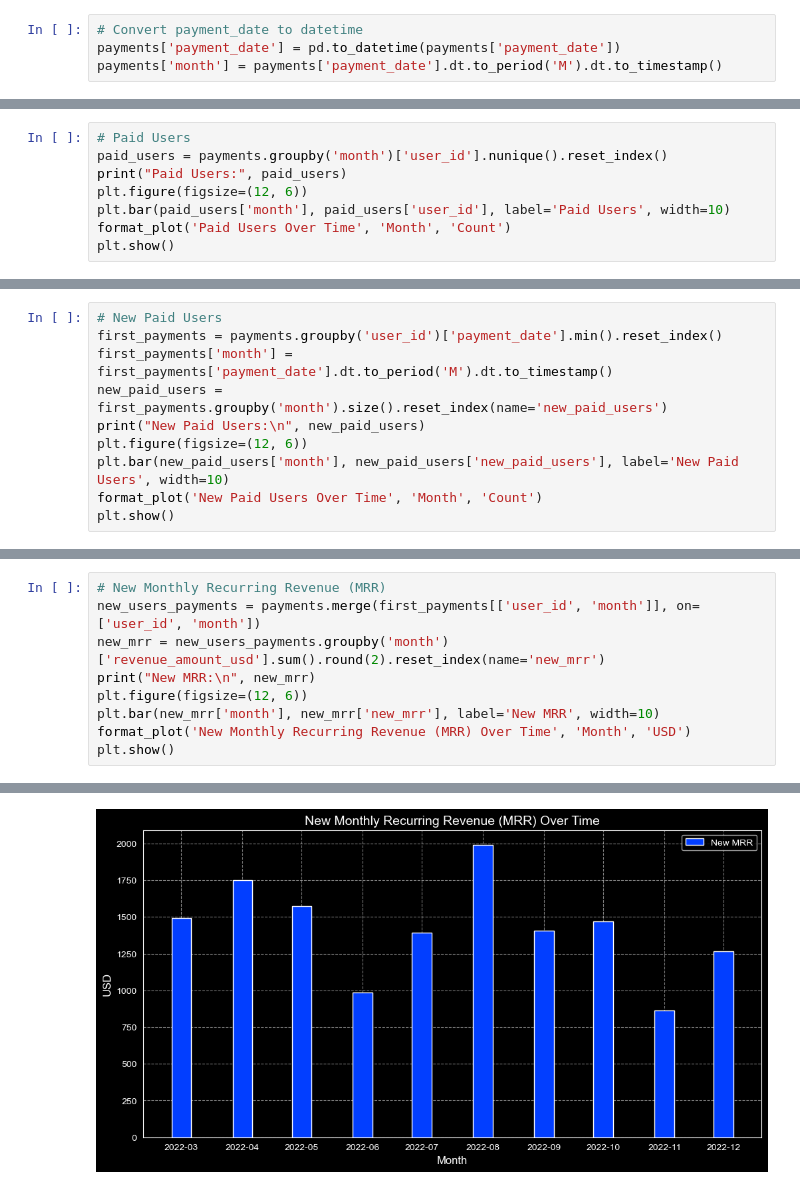
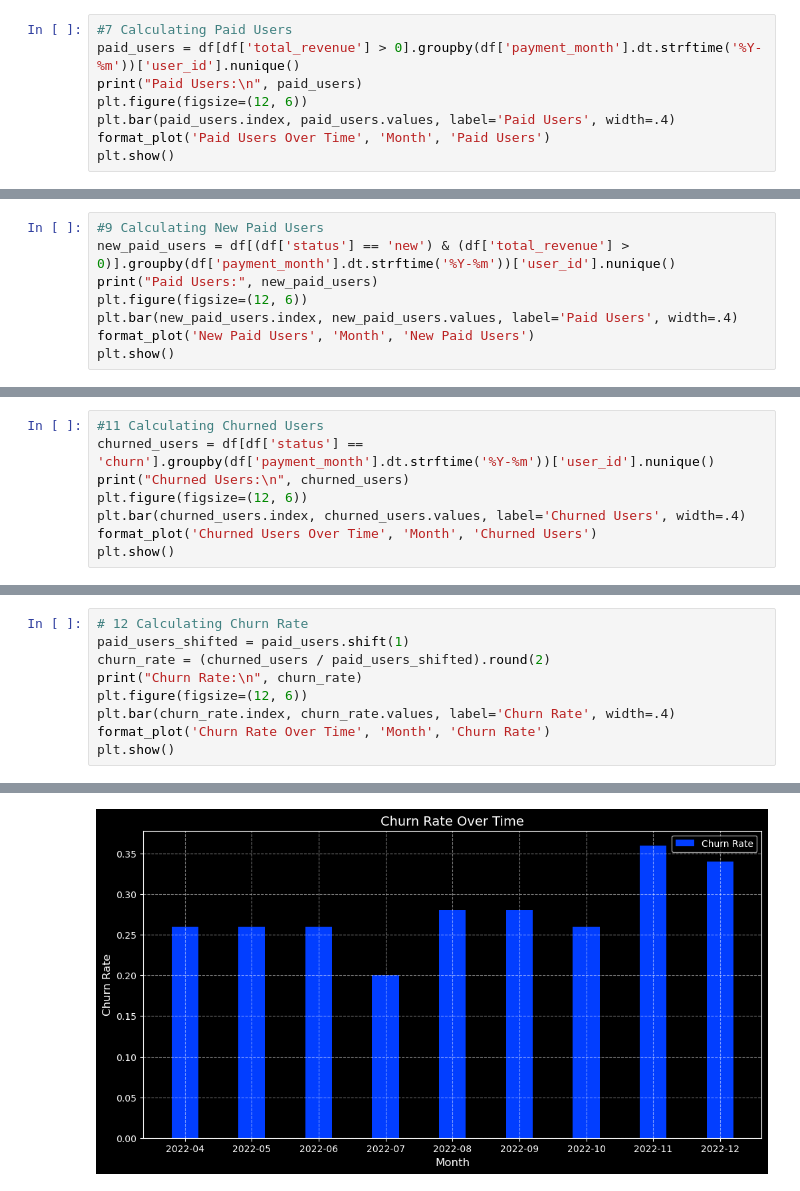
Before and after one commit to Projects-of-Data-Analysis/Revenue-Metrics-Analysis, a Jupyter notebook: notebooks/Revenue_Metric_Analysis.ipynb, the cells around one changed output, grey strips where cells are left out. Drawn from its saved outputs; the diff is of its cells as text.

```diff
--- a/notebooks/Revenue_Metric_Analysis.ipynb
+++ b/notebooks/Revenue_Metric_Analysis.ipynb
@@ -55,4 +68,8 @@ dtype: object
 # %%
-# Convert payment_date to datetime
-payments['payment_date'] = pd.to_datetime(payments['payment_date'])
-payments['month'] = payments['payment_date'].dt.to_period('M').dt.to_timestamp()
+#7 Calculating Paid Users
+paid_users = df[df['total_revenue'] > 0].groupby(df['payment_month'].dt.strftime('%Y-%m'))['user_id'].nunique()
+print("Paid Users:\n", paid_users)
+plt.figure(figsize=(12, 6))
+plt.bar(paid_users.index, paid_users.values, label='Paid Users', width=.4)
+format_plot('Paid Users Over Time', 'Month', 'Paid Users')
+plt.show()
@@ -81,9 +114,9 @@ MRR:
 # %%
-# Paid Users
-paid_users = payments.groupby('month')['user_id'].nunique().reset_index()
-print("Paid Users:", paid_users)
+#9 Calculating New Paid Users
+new_paid_users = df[(df['status'] == 'new') & (df['total_revenue'] > 0)].groupby(df['payment_month'].dt.strftime('%Y-%m'))['user_id'].nunique()
+print("Paid Users:", new_paid_users)
 plt.figure(figsize=(12, 6))
-plt.bar(paid_users['month'], paid_users['user_id'], label='Paid Users', width=10)
-format_plot('Paid Users Over Time', 'Month', 'Count')
+plt.bar(new_paid_users.index, new_paid_users.values, label='Paid Users', width=.4)
+format_plot('New Paid Users', 'Month', 'New Paid Users')
 plt.show()
 # %% [output]
@@ -129,11 +159,9 @@ plt.show()
 # %%
-# New Paid Users
-first_payments = payments.groupby('user_id')['payment_date'].min().reset_index()
-first_payments['month'] = first_payments['payment_date'].dt.to_period('M').dt.to_timestamp()
-new_paid_users = first_payments.groupby('month').size().reset_index(name='new_paid_users')
-print("New Paid Users:\n", new_paid_users)
+#11 Calculating Churned Users
+churned_users = df[df['status'] == 'churn'].groupby(df['payment_month'].dt.strftime('%Y-%m'))['user_id'].nunique()
+print("Churned Users:\n", churned_users)
 plt.figure(figsize=(12, 6))
-plt.bar(new_paid_users['month'], new_paid_users['new_paid_users'], label='New Paid Users', width=10)
-format_plot('New Paid Users Over Time', 'Month', 'Count')
+plt.bar(churned_users.index, churned_users.values, label='Churned Users', width=.4)
+format_plot('Churned Users Over Time', 'Month', 'Churned Users')
 plt.show()
 # %% [output]
@@ -153,10 +181,10 @@ New Paid Users:
 # %%
-# New Monthly Recurring Revenue (MRR)
-new_users_payments = payments.merge(first_payments[['user_id', 'month']], on=['user_id', 'month'])
-new_mrr = new_users_payments.groupby('month')['revenue_amount_usd'].sum().round(2).reset_index(name='new_mrr')
-print("New MRR:\n", new_mrr)
+# 12 Calculating Churn Rate
+paid_users_shifted = paid_users.shift(1)
+churn_rate = (churned_users / paid_users_shifted).round(2)
+print("Churn Rate:\n", churn_rate)
 plt.figure(figsize=(12, 6))
-plt.bar(new_mrr['month'], new_mrr['new_mrr'], label='New MRR', width=10)
-format_plot('New Monthly Recurring Revenue (MRR) Over Time', 'Month', 'USD')
+plt.bar(churn_rate.index, churn_rate.values, label='Churn Rate', width=.4)
+format_plot('Churn Rate Over Time', 'Month', 'Churn Rate')
 plt.show()
 # %% [output]
@@ -175,2 +204,2 @@ New MRR:
-[figure, old version]
+[figure, new version]
 # %%
```
Also changed, not shown: parts of 25 cells of this notebook, 22 other files.
